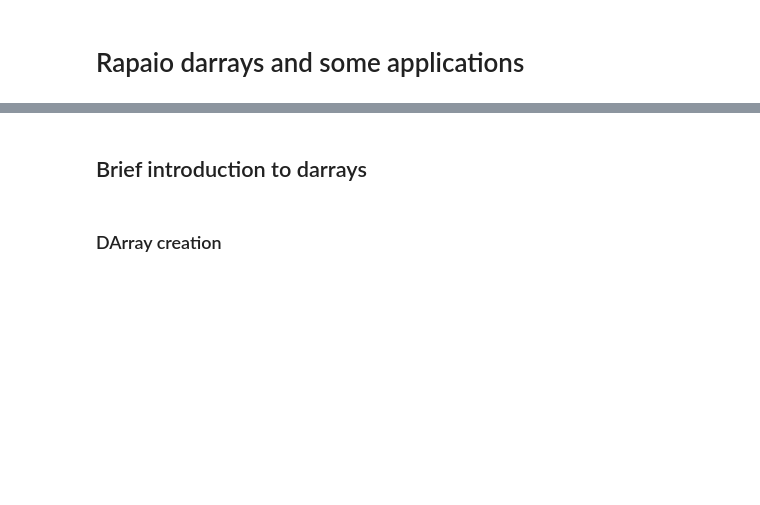
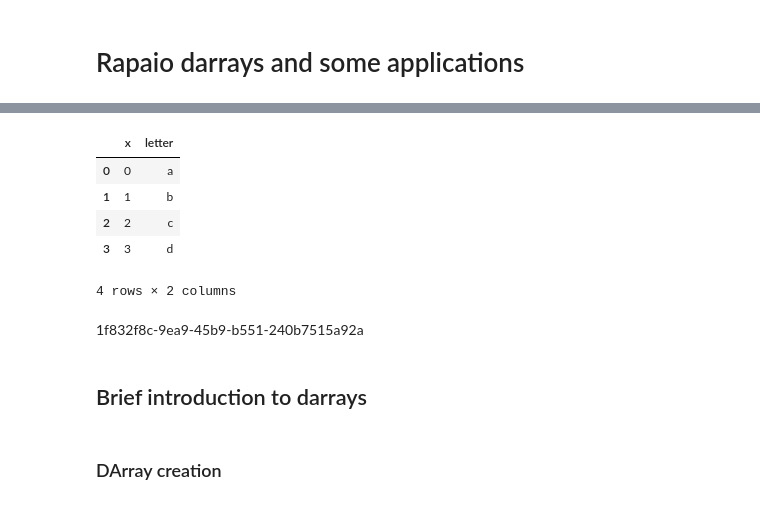
Before and after one commit to padreati/rapaio-jupyter-kernel, a Jupyter notebook: rapaio-tensors.ipynb, the cells around one changed output, grey strips where cells are left out. Cells and saved outputs as stored; diff of their text form; code cells hidden in the pictures; blank space fills up the shorter version.

```diff
--- a/rapaio-tensors.ipynb
+++ b/rapaio-tensors.ipynb
@@ -35,0 +55,10 @@ Add to classpath: /home/ANT.AMAZON.COM/tutuianu/.local/share/jupyter/kernels/rap
+# %%
+display(df)
+# %% [output]
+|  | x | letter |
+| 0 | 0 | a |
+| 1 | 1 | b |
+| 2 | 2 | c |
+| 3 | 3 | d |
+4 rows × 2 columns
+1f832f8c-9ea9-45b9-b551-240b7515a92a
```
Also changed, not shown: parts of 50 cells of this notebook, 8 other files.
